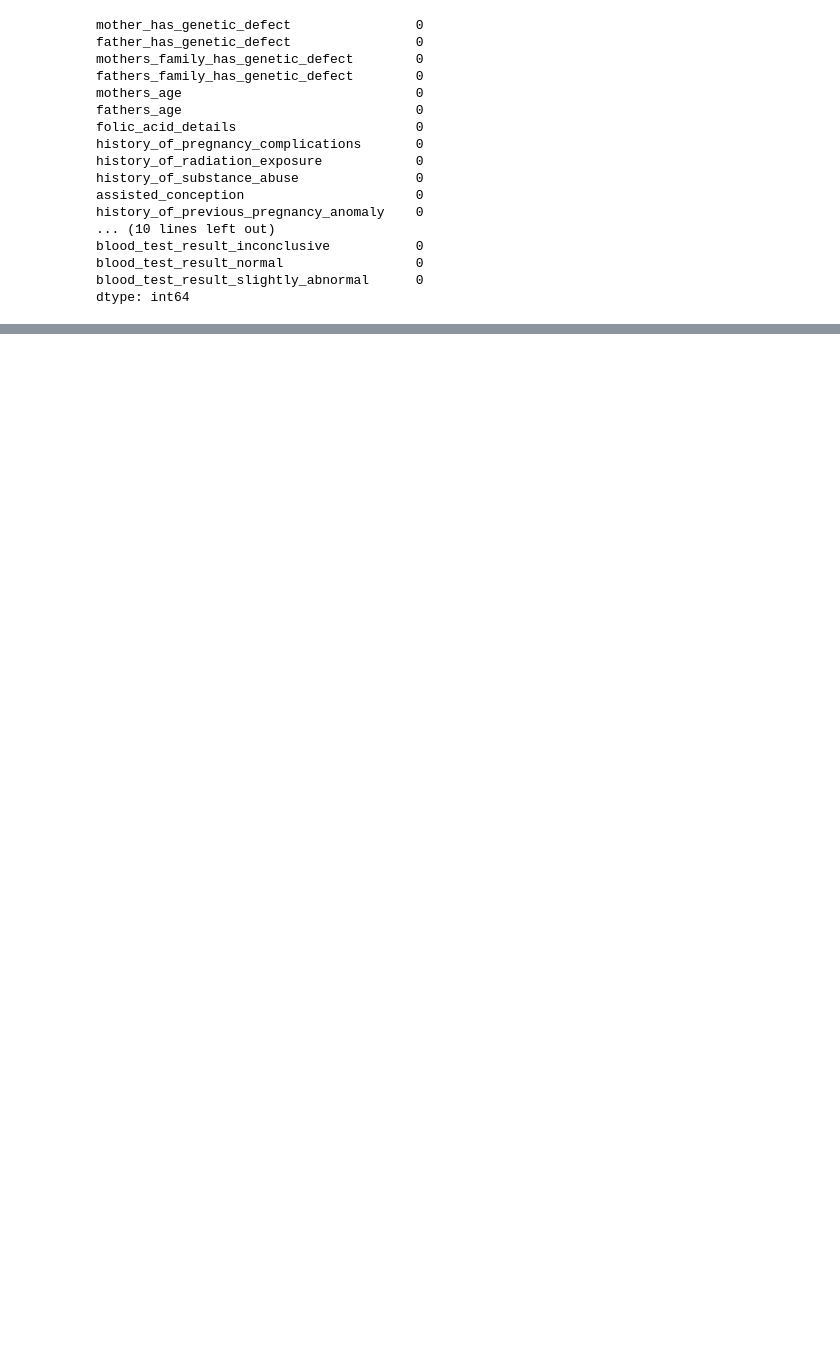
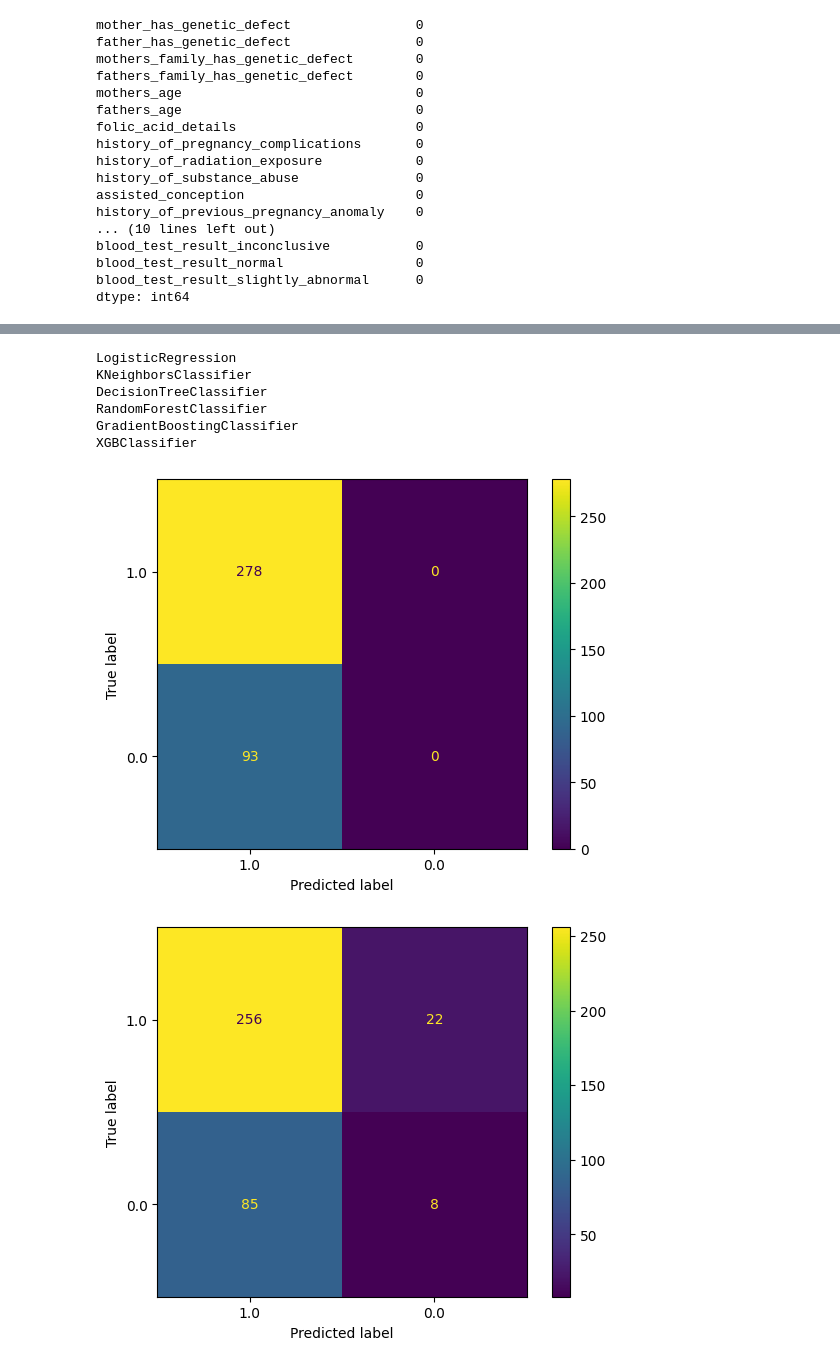
Before and after one commit to mfollypp/Machine-Learning-for-Healthcare, a Jupyter notebook: Projeto de Aplicação/leigh_syndrome.ipynb, the cells around one changed output, grey strips where cells are left out. Drawn from its saved outputs; the diff is of its cells as text; code cells hidden in the pictures; blank space fills up the shorter version.

```diff
--- a/Projeto de Aplicação/leigh_syndrome.ipynb
+++ b/Projeto de Aplicação/leigh_syndrome.ipynb
@@ -524,13 +511,12 @@ print(optimal_params.best_params_)
 # %%
 # Criando o modelo XGBoost com os hiperparâmetros otimizados
-xgb_clf_opt = xgb.XGBClassifier(objective='binary:logistic', eval_metric='aucpr', early_stopping_rounds=10,
-                                gamma=gamma, learning_rate=learning_rate, max_depth=max_depth, reg_lambda=reg_lambda)#, scale_pos_weight=scale_pos_weight)
-xgb_clf_opt.fit(X_train, y_train, verbose=True, eval_set=[(X_test, y_test)])
+xgb_clf_opt = xgb.XGBClassifier(gamma=gamma, learning_rate=learning_rate, max_depth=max_depth, reg_lambda=reg_lambda, scale_pos_weight=scale_pos_weight)
+xgb_clf_opt.fit(X_train, y_train, eval_set=[(X_test, y_test)], verbose=False)
 
 # Exibir a confusion matrix
 y_pred = xgb_clf_opt.predict(X_test)
 cm = confusion_matrix(y_test, y_pred)
 labels = y.unique()
 disp = ConfusionMatrixDisplay(confusion_matrix=cm, display_labels=labels)
-disp.plot(xticks_rotation='vertical')
+disp.plot(xticks_rotation='horizontal')
 # %% [output]
@@ -565,0 +560,21 @@ total_cover:  {'mother_has_genetic_defect': 643.0562744140625, 'father_has_genet
+# %%
+# Resultados dos modelos
+from sklearn.metrics import accuracy_score, mean_squared_error, r2_score, mean_absolute_error
+from sklearn.model_selection import cross_val_score
+modelsc = [lj,knnc,cartc,rfc,gbmc,xgbc]
+
+# Create a DataFrame to store the results
+results = pd.DataFrame(columns=['Model', 'ACC', 'R2CV', 'MEAN SQUARED ERROR'])
+
+for model in modelsc:
+    name = model.__class__.__name__
+    predict = model.predict(X_test)
+    r2cv = cross_val_score(model, X_test, y_test, cv=10, verbose=False).mean()
+    error = - cross_val_score(model, X_test, y_test, cv=10, scoring="neg_mean_squared_error", verbose=False).mean()
+    acc = accuracy_score(y_test, predict)
+
+    # Append the results to the DataFrame
+    results = pd.concat([results, pd.DataFrame({'Model': [name], 'ACC': [acc], 'R2CV': [r2cv], 'MEAN SQUARED ERROR': [np.sqrt(error)]})], ignore_index=True)
+
+# Print the results as a table
+print(results)
@@ -565,0 +607,18 @@ total_cover:  {'mother_has_genetic_defect': 643.0562744140625, 'father_has_genet
+# %%
+# Exibir a confusion matrix para cada modelo
+for model in modelsc:
+    y_pred = model.predict(X_test)
+    cm = confusion_matrix(y_test, y_pred)
+    labels = y.unique()
+    disp = ConfusionMatrixDisplay(confusion_matrix=cm, display_labels=labels)
+    print(model.__class__.__name__)
+    disp.plot(xticks_rotation='horizontal')
+# %% [output]
+LogisticRegression
+KNeighborsClassifier
+DecisionTreeClassifier
+RandomForestClassifier
+GradientBoostingClassifier
+XGBClassifier
+[figure, added]
+[figure, added]
```
Also changed, not shown: parts of 12 cells of this notebook, 1 other file.
